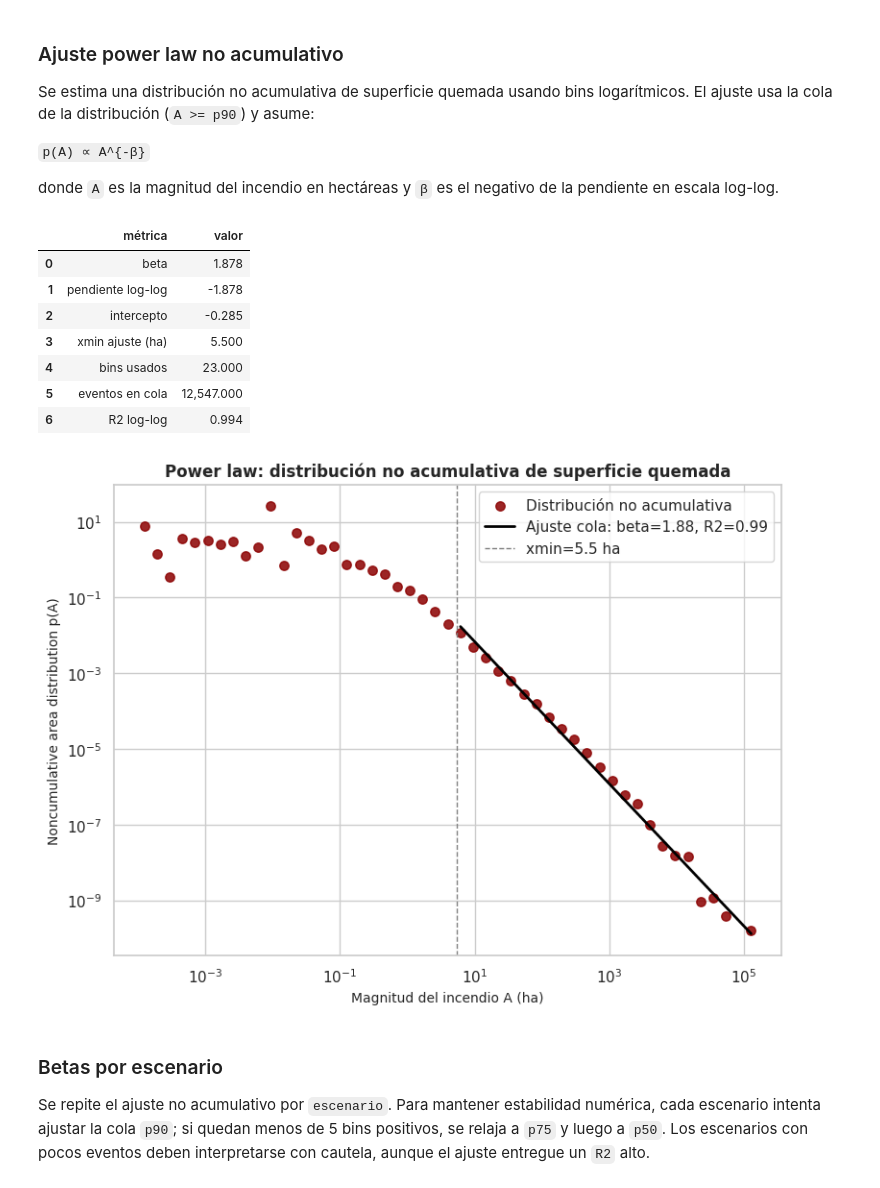
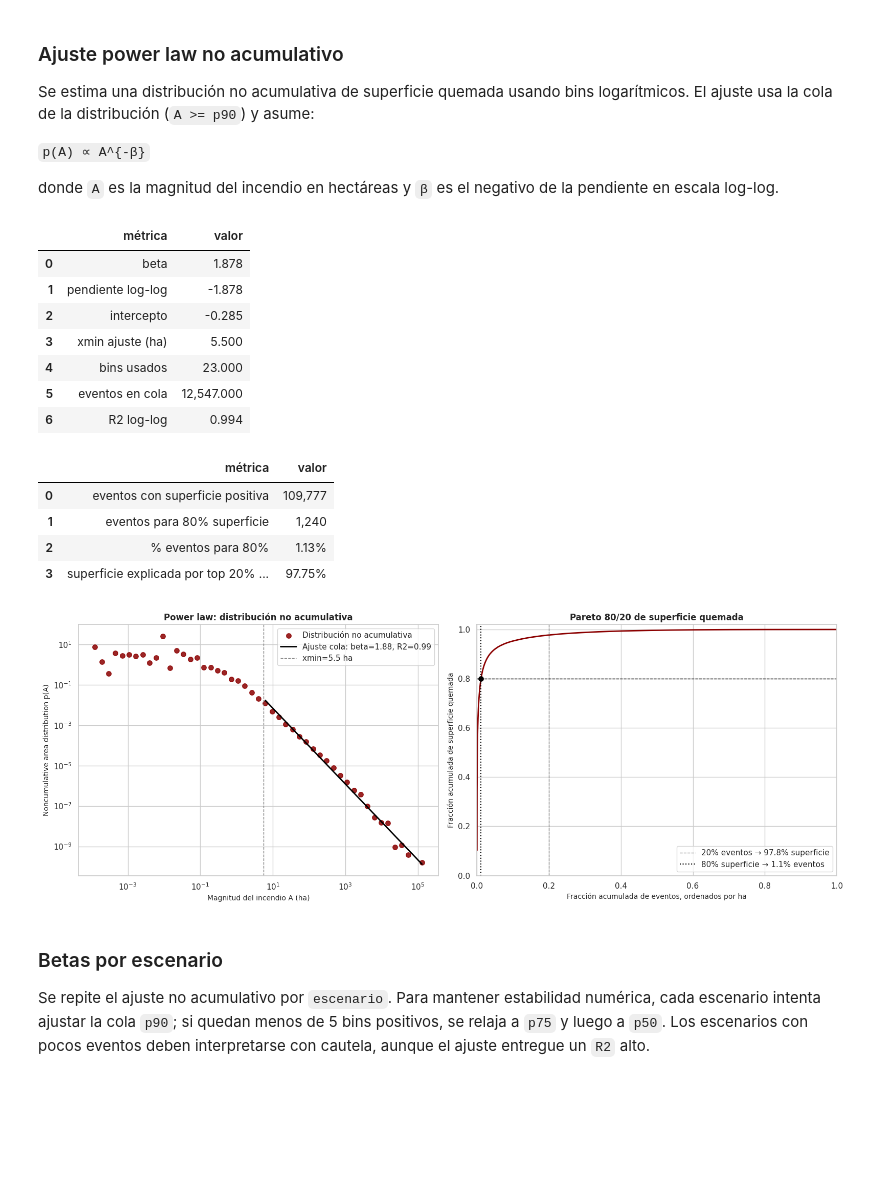
Before and after one commit to Luxar3-cmd/wildfires-project, a Jupyter notebook: eda/01_eda_conaf.ipynb, the cells around one changed output. Drawn from its saved outputs; the diff is of its cells as text; code cells hidden in the pictures; blank space fills up the shorter version.

```diff
--- a/eda/01_eda_conaf.ipynb
+++ b/eda/01_eda_conaf.ipynb
@@ -709,44 +709,90 @@ power_law_summary = pd.DataFrame(
 			power_law_fit_events,
 			power_law_r2,
 		],
 	}
 )
+pareto_sup_sorted = power_law_data.sort_values(ascending=False).reset_index(drop=True)
+pareto_total_area = pareto_sup_sorted.sum()
+pareto_total_events = len(pareto_sup_sorted)
+pareto_cum_area_share = pareto_sup_sorted.cumsum() / pareto_total_area
+pareto_cum_event_share = (np.arange(pareto_total_events) + 1) / pareto_total_events
+pareto_events_for_80 = int((pareto_cum_area_share >= 0.80).idxmax() + 1)
+pareto_event_share_for_80 = pareto_events_for_80 / pareto_total_events
+pareto_top_20_events = max(1, int(np.ceil(pareto_total_events * 0.20)))
+pareto_area_share_top_20 = pareto_sup_sorted.iloc[:pareto_top_20_events].sum() / pareto_total_area
+
+pareto_summary = pd.DataFrame(
+	{
+		"métrica": ["eventos con superficie positiva", "eventos para 80% superficie", "% eventos para 80%", "superficie explicada por top 20% eventos"],
+		"valor": [
+			pareto_total_events,
+			pareto_events_for_80,
+			pareto_event_share_for_80,
+			pareto_area_share_top_20,
+		],
+	}
+)
+
 display(power_law_summary.style.format({"valor": "{:,.3f}"}))
+display(
+	pareto_summary.style.format(
+		{
+			"valor": lambda value: f"{value:,.0f}" if value >= 1 else f"{value:.2%}",
+		}
+	)
+)
 
-plt.figure(figsize=(8, 6))
-plt.scatter(
+fig, axes = plt.subplots(1, 2, figsize=(16, 6))
+axes[0].scatter(
 	bin_centers[plot_mask],
 	noncumulative_density[plot_mask],
 	s=46,
 	alpha=0.85,
 	color="darkred",
 	label="Distribución no acumulativa",
 )
-plt.plot(
+axes[0].plot(
 	fit_x,
 	fit_y,
 	color="black",
 	linewidth=2,
 	label=f"Ajuste cola: beta={power_law_beta:.2f}, R2={power_law_r2:.2f}",
 )
-plt.axvline(power_law_xmin, color="gray", linestyle="--", linewidth=1, label=f"xmin={power_law_xmin:.1f} ha")
-plt.xscale("log")
-plt.yscale("log")
-plt.title("Power law: distribución no acumulativa de superficie quemada")
-plt.xlabel("Magnitud del incendio A (ha)")
-plt.ylabel("Noncumulative area distribution p(A)")
-plt.legend()
+axes[0].axvline(power_law_xmin, color="gray", linestyle="--", linewidth=1, label=f"xmin={power_law_xmin:.1f} ha")
+axes[0].set_xscale("log")
+axes[0].set_yscale("log")
+axes[0].set_title("Power law: distribución no acumulativa")
+axes[0].set_xlabel("Magnitud del incendio A (ha)")
+axes[0].set_ylabel("Noncumulative area distribution p(A)")
+axes[0].legend()
+
+axes[1].plot(pareto_cum_event_share, pareto_cum_area_share, color="darkred", linewidth=2)
+axes[1].axvline(0.20, color="gray", linestyle="--", linewidth=1, label=f"20% eventos → {pareto_area_share_top_20:.1%} superficie")
+axes[1].axhline(0.80, color="black", linestyle="--", linewidth=1)
+axes[1].axvline(pareto_event_share_for_80, color="black", linestyle=":", linewidth=1.5, label=f"80% superficie → {pareto_event_share_for_80:.1%} eventos")
+axes[1].scatter([pareto_event_share_for_80], [0.80], color="black", s=45, zorder=3)
+axes[1].set_title("Pareto 80/20 de superficie quemada")
+axes[1].set_xlabel("Fracción acumulada de eventos, ordenados por ha")
+axes[1].set_ylabel("Fracción acumulada de superficie quemada")
+axes[1].set_xlim(0, 1)
+axes[1].set_ylim(0, 1.02)
+axes[1].legend()
 plt.tight_layout()
 # %% [output]
 |  | métrica | valor |
 | 0 | beta | 1.878 |
 | 1 | pendiente log-log | -1.878 |
 | 2 | intercepto | -0.285 |
 | 3 | xmin ajuste (ha) | 5.500 |
 | 4 | bins usados | 23.000 |
 | 5 | eventos en cola | 12,547.000 |
 | 6 | R2 log-log | 0.994 |
+|  | métrica | valor |
+| 0 | eventos con superficie positiva | 109,777 |
+| 1 | eventos para 80% superficie | 1,240 |
+| 2 | % eventos para 80% | 1.13% |
+| 3 | superficie explicada por top 20% ... | 97.75% |
-[figure, old version]
+[figure, new version]
 # %% [markdown]
 ### Betas por escenario
 
```
Also changed, not shown: parts of 1 cell of this notebook.
